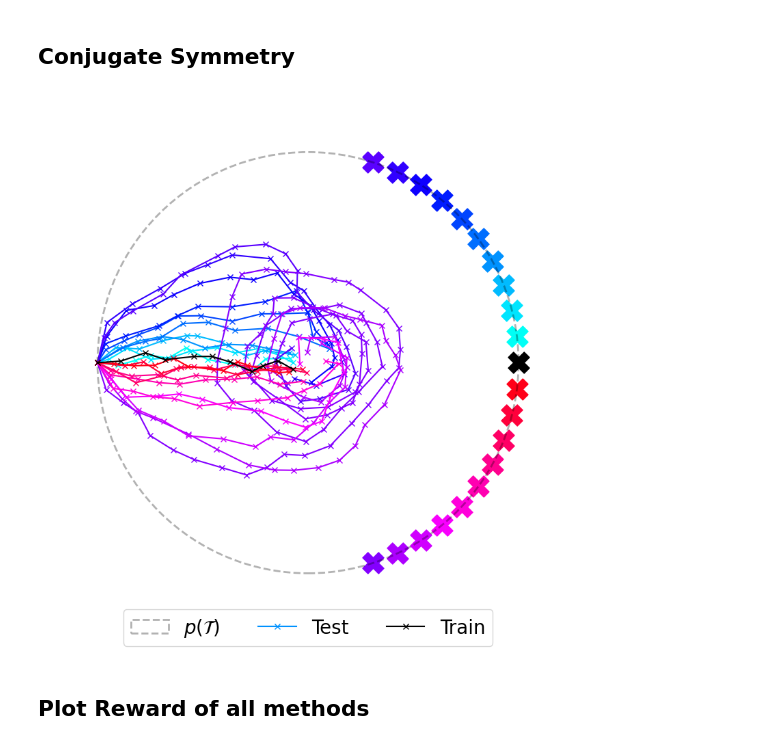
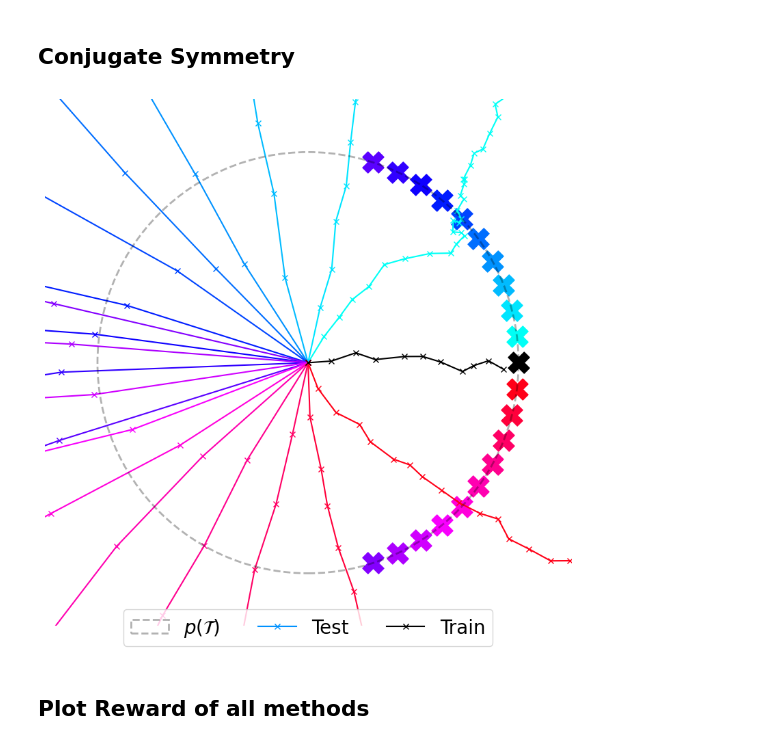
Before and after one commit to PaulNitschke/geo_meta_rl, a Jupyter notebook: task_inference.ipynb, the cells around one changed output. Drawn from its saved outputs; the diff is of its cells as text; code cells hidden in the pictures.

Commit message:
refactored environment to directly act on state and action spaces

```diff
--- a/task_inference.ipynb
+++ b/task_inference.ipynb
@@ -465,9 +514,9 @@ plot_rollouts_on_circle(train_trajectories=decoded_trajs_all_tasks_train,
 [figure]
 # %%
 def sample_traj_of_hereditary_conj_env(base_task_tilde, base_policy_tilde, encoder, decoder, Lg, n_steps=100):
-    """Rolls out a base policy in a new task by transforming the state and action spaces, not the reward and transition function."""
+    """Rolls out a base conjugate policy in a new task by transforming the state and action spaces, not the reward and transition function."""
 
-    # Trajectory of states, in the original state space representation
+    # Trajectory of conjugate states, in the original state space representation
     tilde_traj_base = []
 
     # Get the state in the base task
@@ -637,25 +667,48 @@ for task_idx, goal_position in enumerate(goal_positions_all):
+# %%
+KG = lambda theta : np.array([[np.cos(theta), -np.sin(theta)], [np.sin(theta), np.cos(theta)]])
+
+trajs_all_tasks_train_sym = []
+trajs_all_tasks_test_sym = []
+
+# Create environment, all tasks are now in same environment.
+base_task_tilde = CircleRotation(s_goals=goal_positions_train, seed=RANDOM_SEED, encoder=ENCODER, decoder=DECODER)
+base_task_tilde.reset()
+
+for task_idx, goal_position in enumerate(goal_positions_all):
+    g_action=CIRCLE_ANGLES[task_idx]
+    kg_task = KG(g_action)
+    lg_task = LG(g_action)
+
+    # traj_equ = sample_traj_of_conj_symmetric_env(task=test_env, policy=encoded_model, Kg=Kg_task, encoder=ENCODER, decoder=DECODER)
+    traj_equ = sample_traj_of_conj_symmetric_env(base_task_tilde=base_task_tilde, base_policy_tilde=encoded_model,
+                                                 Lg=lg_task, encoder_lg=ENCODER, decoder_lg=DECODER,
+                                                 Kg=kg_task, encoder_kg=ENCODER, decoder_kg=DECODER)
+    if any(np.array_equal(goal_position, s_goal) for s_goal in goal_positions_train):
+        trajs_all_tasks_train_sym.append(traj_equ)
+    else:
+        trajs_all_tasks_test_sym.append(traj_equ)
 # %%
-# decoded_sym_trajs_all_tasks_train = [DECODER(encoded_traj[:,:2]) for encoded_traj in trajs_all_tasks_train_sym]
-# decoded_sym_trajs_all_tasks_test = [DECODER(encoded_traj[:,:2]) for encoded_traj in trajs_all_tasks_test_sym]
+decoded_sym_trajs_all_tasks_train = [DECODER(encoded_traj[:,:2]) for encoded_traj in trajs_all_tasks_train_sym]
+decoded_sym_trajs_all_tasks_test = [DECODER(encoded_traj[:,:2]) for encoded_traj in trajs_all_tasks_test_sym]
 
-decoded_sym_trajs_all_tasks_train = [encoded_traj for encoded_traj in trajs_all_tasks_train_sym]
-decoded_sym_trajs_all_tasks_test = [encoded_traj for encoded_traj in trajs_all_tasks_test_sym]
+# decoded_sym_trajs_all_tasks_train = [encoded_traj for encoded_traj in trajs_all_tasks_train_sym]
+# decoded_sym_trajs_all_tasks_test = [encoded_traj for encoded_traj in trajs_all_tasks_test_sym]
 
 
 N_TRAJS_TO_PLOT=10
 decoded_sym_trajs_test_plot = decoded_sym_trajs_all_tasks_test[:N_TRAJS_TO_PLOT] + decoded_sym_trajs_all_tasks_test[-N_TRAJS_TO_PLOT:]
 goal_pos_test_plot = goal_positions_test[:N_TRAJS_TO_PLOT] + goal_positions_test[-N_TRAJS_TO_PLOT:]
 
 plot_rollouts_on_circle(train_trajectories=decoded_sym_trajs_all_tasks_train,
                         test_trajectories=decoded_sym_trajs_test_plot,
                         train_goal_locations=goal_positions_train,
                         test_goal_locations=goal_pos_test_plot,
                         legend=True,
                         # savepath=None
                         # savepath="circle_nav_sym_meta_rl"
                         )
 # %% [output]
-[figure, old version]
+[figure, new version]
 # %% [markdown]
 ## Plot Reward of all methods
 # %%
```
Also changed, not shown: parts of 12 cells of this notebook, 2 other files.
